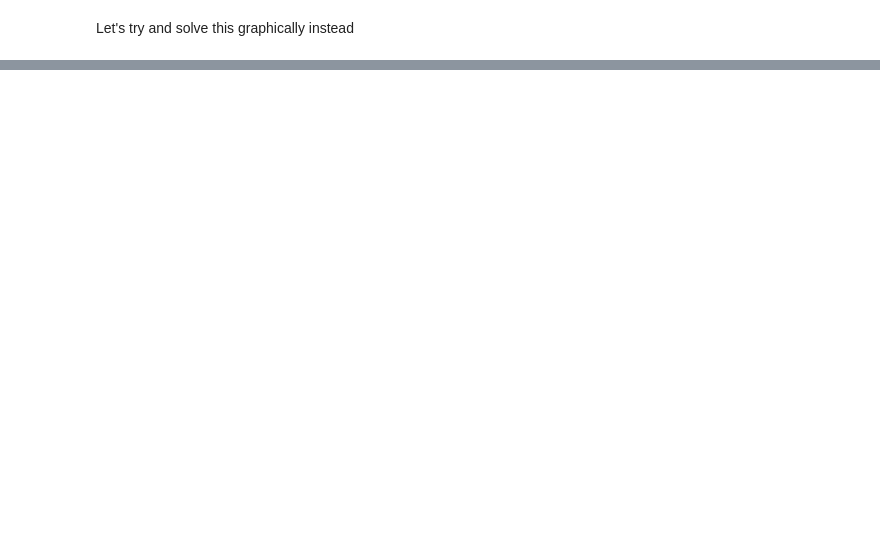
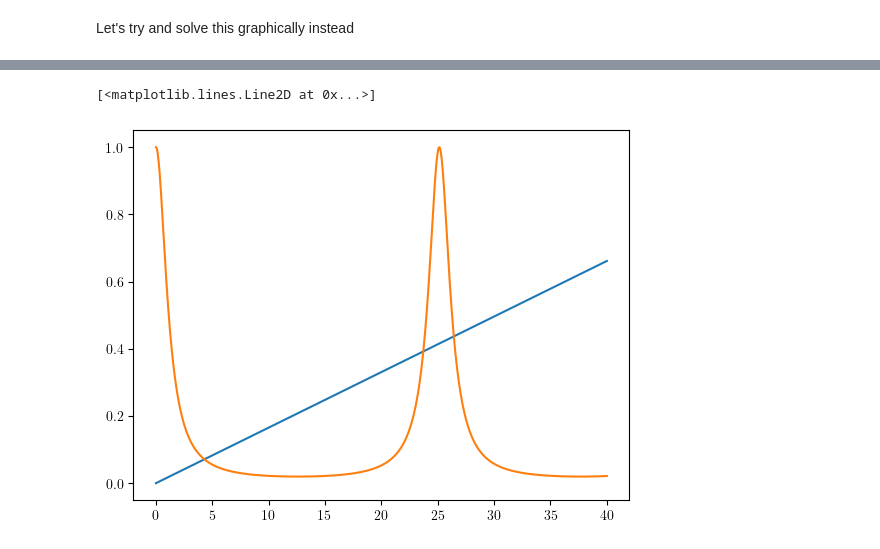
Before and after one commit to tyxiang0530/CavityNLONN, a Jupyter notebook: PreliminaryTheory.ipynb, the cells around one changed output, grey strips where cells are left out. Drawn from its saved outputs; the diff is of its cells as text; code cells hidden in the pictures; blank space fills up the shorter version.

```diff
--- a/PreliminaryTheory.ipynb
+++ b/PreliminaryTheory.ipynb
@@ -275,0 +277,7 @@ we can now find the intersections between the plots to construct $I_0$ vs. $I_{o
+# %%
+# let's try for a curve with many solutions
+plt.plot(I_i, T2_vals[100])
+plt.plot(I_i, T)
+# %% [output]
+[<matplotlib.lines.Line2D at 0x...>]
+[figure, added]
```
Also changed, not shown: parts of 34 cells of this notebook, 1 other file.
